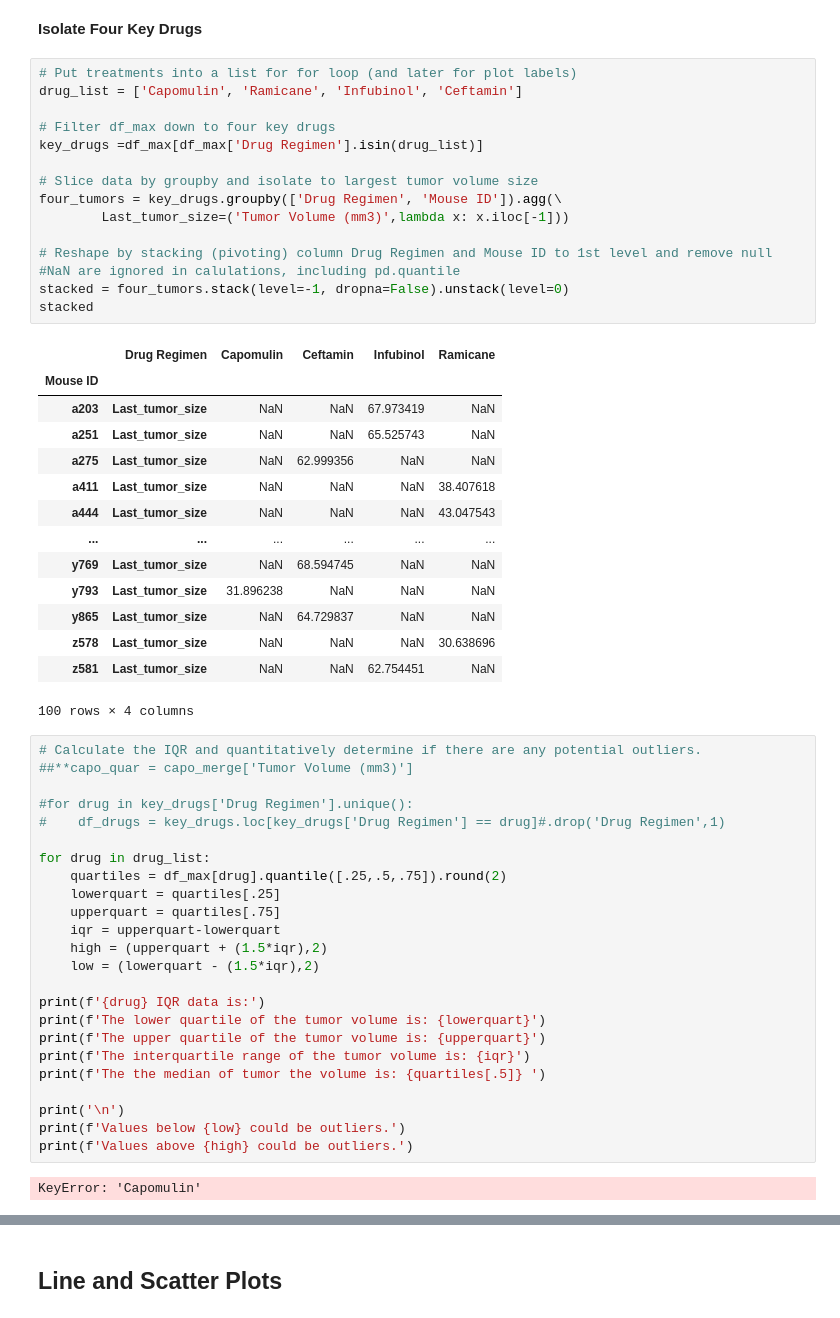
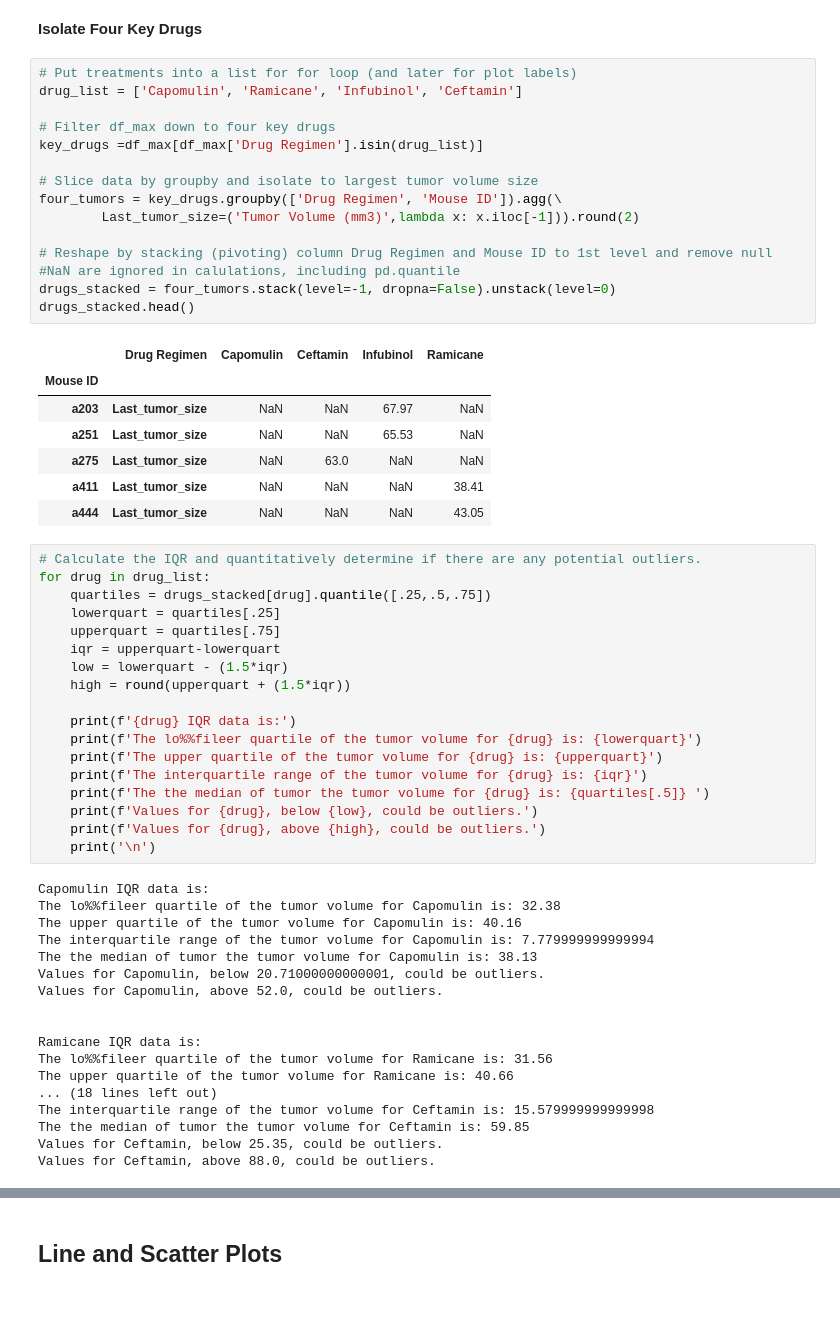
Before and after one commit to speedracer05/Matplotlib-Challenge, a Jupyter notebook: Pymaceuticals/pymaceuticals_starter.ipynb, the cells around one changed output, grey strips where cells are left out. Saved outputs shown, nothing was run; the diff lists cells and outputs as text.

Commit message:
updated max tumor vol for key drugs, used empty list & drug list in forLoop, removed redundant tumor vol sections.

```diff
--- a/Pymaceuticals/pymaceuticals_starter.ipynb
+++ b/Pymaceuticals/pymaceuticals_starter.ipynb
@@ -226,56 +224,59 @@ df_max.head()     # Preview data table
 # %%
 # Put treatments into a list for for loop (and later for plot labels)
 drug_list = ['Capomulin', 'Ramicane', 'Infubinol', 'Ceftamin']
 
 # Filter df_max down to four key drugs
 key_drugs =df_max[df_max['Drug Regimen'].isin(drug_list)]
 
 # Slice data by groupby and isolate to largest tumor volume size
 four_tumors = key_drugs.groupby(['Drug Regimen', 'Mouse ID']).agg(\
-        Last_tumor_size=('Tumor Volume (mm3)',lambda x: x.iloc[-1]))
+        Last_tumor_size=('Tumor Volume (mm3)',lambda x: x.iloc[-1])).round(2)
 
 # Reshape by stacking (pivoting) column Drug Regimen and Mouse ID to 1st level and remove null
 #NaN are ignored in calulations, including pd.quantile
-stacked = four_tumors.stack(level=-1, dropna=False).unstack(level=0)
-stacked
+drugs_stacked = four_tumors.stack(level=-1, dropna=False).unstack(level=0)
+drugs_stacked.head()
 # %% [output]
 |  | Drug Regimen | Capomulin | Ceftamin | Infubinol | Ramicane |
 | Mouse ID |  |  |  |  |  |
-| a203 | Last_tumor_size | NaN | NaN | 67.973419 | NaN |
-| a251 | Last_tumor_size | NaN | NaN | 65.525743 | NaN |
-| a275 | Last_tumor_size | NaN | 62.999356 | NaN | NaN |
-| a411 | Last_tumor_size | NaN | NaN | NaN | 38.407618 |
-| a444 | Last_tumor_size | NaN | NaN | NaN | 43.047543 |
-| ... | ... | ... | ... | ... | ... |
-| y769 | Last_tumor_size | NaN | 68.594745 | NaN | NaN |
-| y793 | Last_tumor_size | 31.896238 | NaN | NaN | NaN |
-| y865 | Last_tumor_size | NaN | 64.729837 | NaN | NaN |
-| z578 | Last_tumor_size | NaN | NaN | NaN | 30.638696 |
-| z581 | Last_tumor_size | NaN | NaN | 62.754451 | NaN |
+| a203 | Last_tumor_size | NaN | NaN | 67.97 | NaN |
+| a251 | Last_tumor_size | NaN | NaN | 65.53 | NaN |
+| a275 | Last_tumor_size | NaN | 63.0 | NaN | NaN |
+| a411 | Last_tumor_size | NaN | NaN | NaN | 38.41 |
+| a444 | Last_tumor_size | NaN | NaN | NaN | 43.05 |
-100 rows × 4 columns
 # %%
 # Calculate the IQR and quantitatively determine if there are any potential outliers.
-##**capo_quar = capo_merge['Tumor Volume (mm3)']
-
-#for drug in key_drugs['Drug Regimen'].unique():
-#    df_drugs = key_drugs.loc[key_drugs['Drug Regimen'] == drug]#.drop('Drug Regimen',1)
-
 for drug in drug_list:
-    quartiles = df_max[drug].quantile([.25,.5,.75]).round(2)
+    quartiles = drugs_stacked[drug].quantile([.25,.5,.75])
     lowerquart = quartiles[.25]
     upperquart = quartiles[.75]
     iqr = upperquart-lowerquart
-    high = (upperquart + (1.5*iqr),2)
-    low = (lowerquart - (1.5*iqr),2)
+    low = lowerquart - (1.5*iqr)
+    high = round(upperquart + (1.5*iqr))
 
-print(f'{drug} IQR data is:')
-print(f'The lower quartile of the tumor volume is: {lowerquart}')
-print(f'The upper quartile of the tumor volume is: {upperquart}')
-print(f'The interquartile range of the tumor volume is: {iqr}')
-print(f'The the median of tumor the volume is: {quartiles[.5]} ')
-
-print('\n')
-print(f'Values below {low} could be outliers.')
-print(f'Values above {high} could be outliers.')
+    print(f'{drug} IQR data is:')
+    print(f'The lo%%fileer quartile of the tumor volume for {drug} is: {lowerquart}')
+    print(f'The upper quartile of the tumor volume for {drug} is: {upperquart}')
+    print(f'The interquartile range of the tumor volume for {drug} is: {iqr}')
+    print(f'The the median of tumor the tumor volume for {drug} is: {quartiles[.5]} ')
+    print(f'Values for {drug}, below {low}, could be outliers.')
+    print(f'Values for {drug}, above {high}, could be outliers.')
+    print('\n')
 # %% [output]
-KeyError: 'Capomulin'
+Capomulin IQR data is:
+The lo%%fileer quartile of the tumor volume for Capomulin is: 32.38
+The upper quartile of the tumor volume for Capomulin is: 40.16
+The interquartile range of the tumor volume for Capomulin is: 7.779999999999994
+The the median of tumor the tumor volume for Capomulin is: 38.13
+Values for Capomulin, below 20.71000000000001, could be outliers.
+Values for Capomulin, above 52.0, could be outliers.
+
+
+Ramicane IQR data is:
+The lo%%fileer quartile of the tumor volume for Ramicane is: 31.56
+The upper quartile of the tumor volume for Ramicane is: 40.66
+... (18 lines left out)
+The interquartile range of the tumor volume for Ceftamin is: 15.579999999999998
+The the median of tumor the tumor volume for Ceftamin is: 59.85
+Values for Ceftamin, below 25.35, could be outliers.
+Values for Ceftamin, above 88.0, could be outliers.
```
Also changed, not shown: parts of 16 cells of this notebook.
